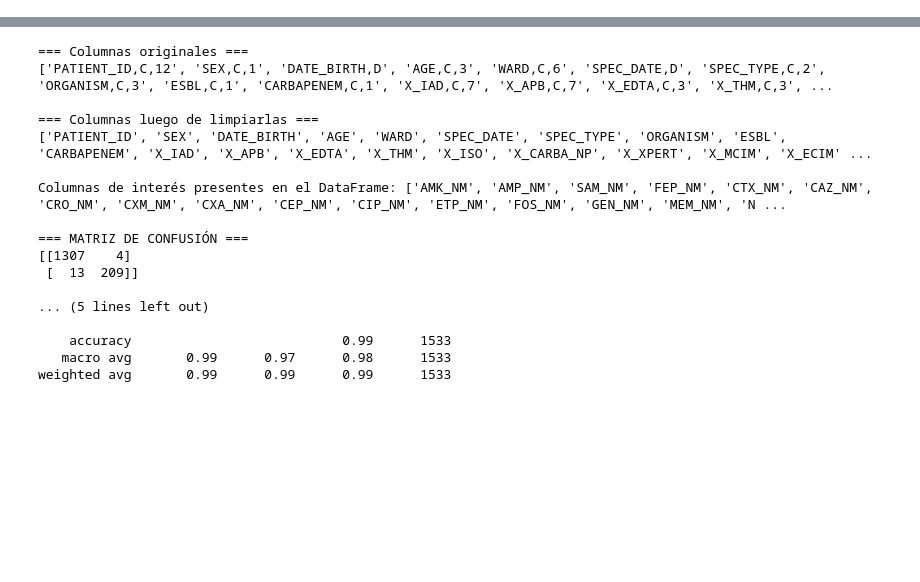
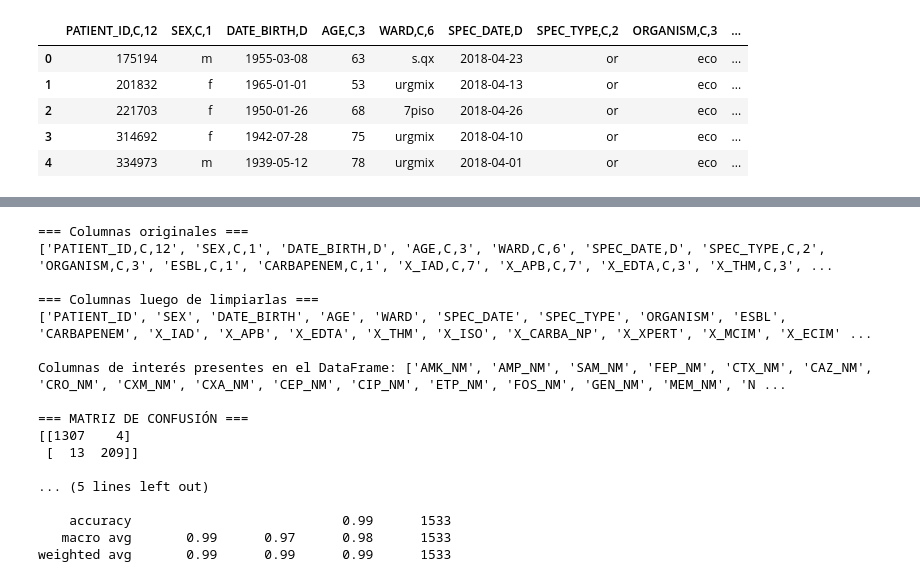
Before and after one commit to JuanBernal13/Metaheuristicas, a Jupyter notebook: Modelo_ML/modelo.ipynb, the cells around one changed output, grey strips where cells are left out. Saved outputs shown, nothing was run; the diff lists cells and outputs as text; code cells hidden in the pictures; blank space fills up the shorter version.

```diff
--- a/Modelo_ML/modelo.ipynb
+++ b/Modelo_ML/modelo.ipynb
@@ -0,0 +3,75 @@
+# %%
+import pandas as pd
+import numpy as np
+import matplotlib.pyplot as plt
+import seaborn as sns
+
+sns.set(style="whitegrid")
+plt.rcParams["figure.figsize"] = (8,5)
+
+# 1. Carga de datos
+
+# 2. Visión general
+print(df.shape)
+display(df.head())
+df.info()
+
+# 3. Descriptivo de variables clave
+print("\n=== Distribución SEX ===")
+print(df['SEX'].value_counts(dropna=False))
+
+plt.figure()
+df['SEX'].value_counts(dropna=False).plot(kind='bar', color=['royalblue', 'orange'])
+plt.title("Distribución por SEX")
+plt.show()
+
+print("\n=== Estadísticas de AGE ===")
+print(df['AGE'].describe())
+
+plt.figure()
+plt.hist(df['AGE'].dropna(), bins=20, color='skyblue', edgecolor='black')
+plt.title("Distribución de AGE")
+plt.show()
+
+# 4. ESBL
+print("\n=== ESBL (+/-) ===")
+print(df['ESBL'].value_counts(dropna=False))
+
+sns.countplot(data=df, x='ESBL', palette='Set2')
+plt.title("Distribución ESBL (+/-)")
+plt.show()
+
+# 5. Enzimas / MIC
+mic_cols = [
+    'AMK_NM','AMP_NM','SAM_NM','FEP_NM','CTX_NM','CAZ_NM','CRO_NM',
+    'CXM_NM','CXA_NM','CEP_NM','CIP_NM','ETP_NM','FOS_NM','GEN_NM',
+    'MEM_NM','NIT_NM','NOR_NM','TZP_NM'
+]
+mic_present = [c for c in mic_cols if c in df.columns]
+
+print("\n=== Descripción MIC ===")
+display(df[mic_present].describe())
+
+# Histograma para cada MIC
+for col in mic_present:
+    plt.figure()
+    sns.histplot(data=df, x=col, kde=True, color='blue')
+    plt.title(f"Distribución de {col}")
+    plt.show()
+
+# Correlación
+corr_matrix = df[mic_present].corr(method='pearson')
+plt.figure(figsize=(10,8))
+sns.heatmap(corr_matrix, annot=True, cmap='RdBu_r', center=0)
+plt.title("Correlación entre MICs")
+plt.show()
+
+# Boxplot MIC vs ESBL
+for col in mic_present:
+    plt.figure()
+    sns.boxplot(x='ESBL', y=col, data=df, palette='Set2')
+    plt.title(f"{col} vs. ESBL")
+    plt.show()
+
+print("\n=== FIN ANÁLISIS DESCRIPTIVO ===")
+# %% [output]
@@ -0,0 +79,6 @@
+|  | PATIENT_ID,C,12 | SEX,C,1 | DATE_BIRTH,D | AGE,C,3 | WARD,C,6 | SPEC_DATE,D | SPEC_TYPE,C,2 | ORGANISM,C,3 | ... |
+| 0 | 175194 | m | 1955-03-08 | 63 | s.qx | 2018-04-23 | or | eco | ... |
+| 1 | 201832 | f | 1965-01-01 | 53 | urgmix | 2018-04-13 | or | eco | ... |
+| 2 | 221703 | f | 1950-01-26 | 68 | 7piso | 2018-04-26 | or | eco | ... |
+| 3 | 314692 | f | 1942-07-28 | 75 | urgmix | 2018-04-10 | or | eco | ... |
+| 4 | 334973 | m | 1939-05-12 | 78 | urgmix | 2018-04-01 | or | eco | ... |
```
Also changed, not shown: parts of 12 cells of this notebook, 1 other file.
